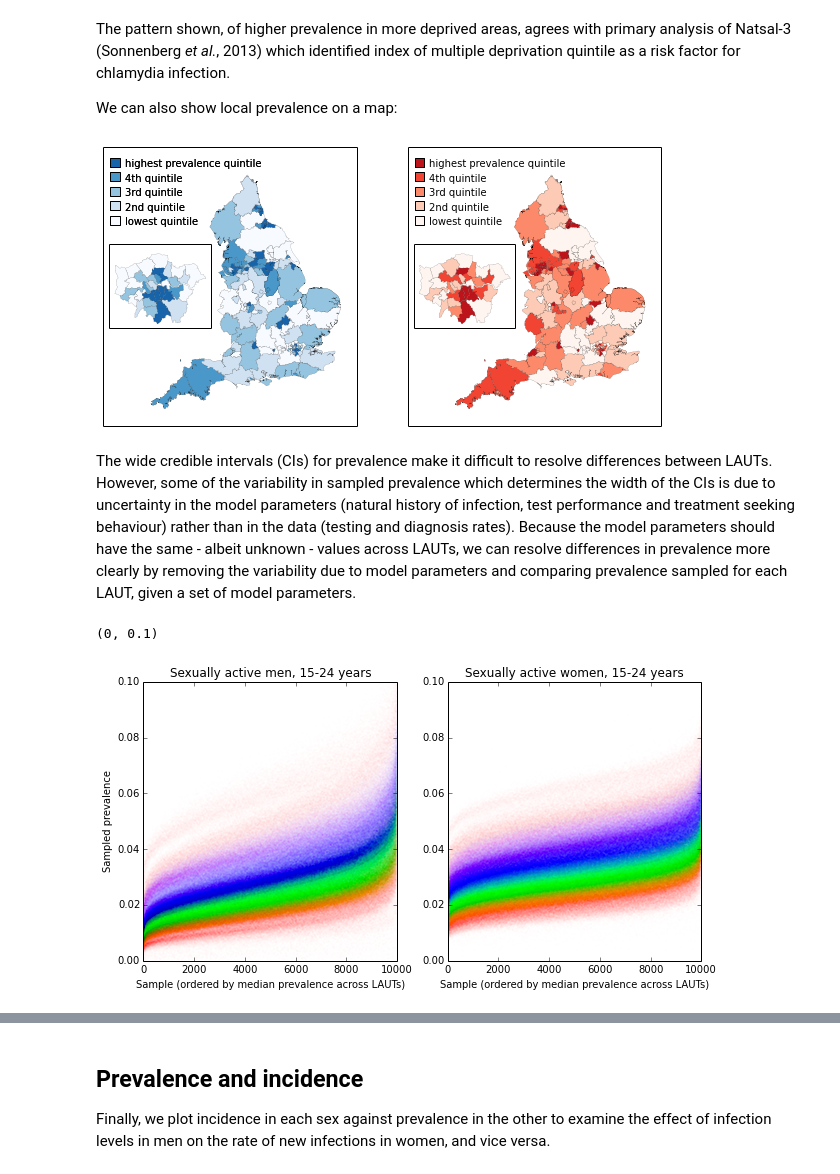
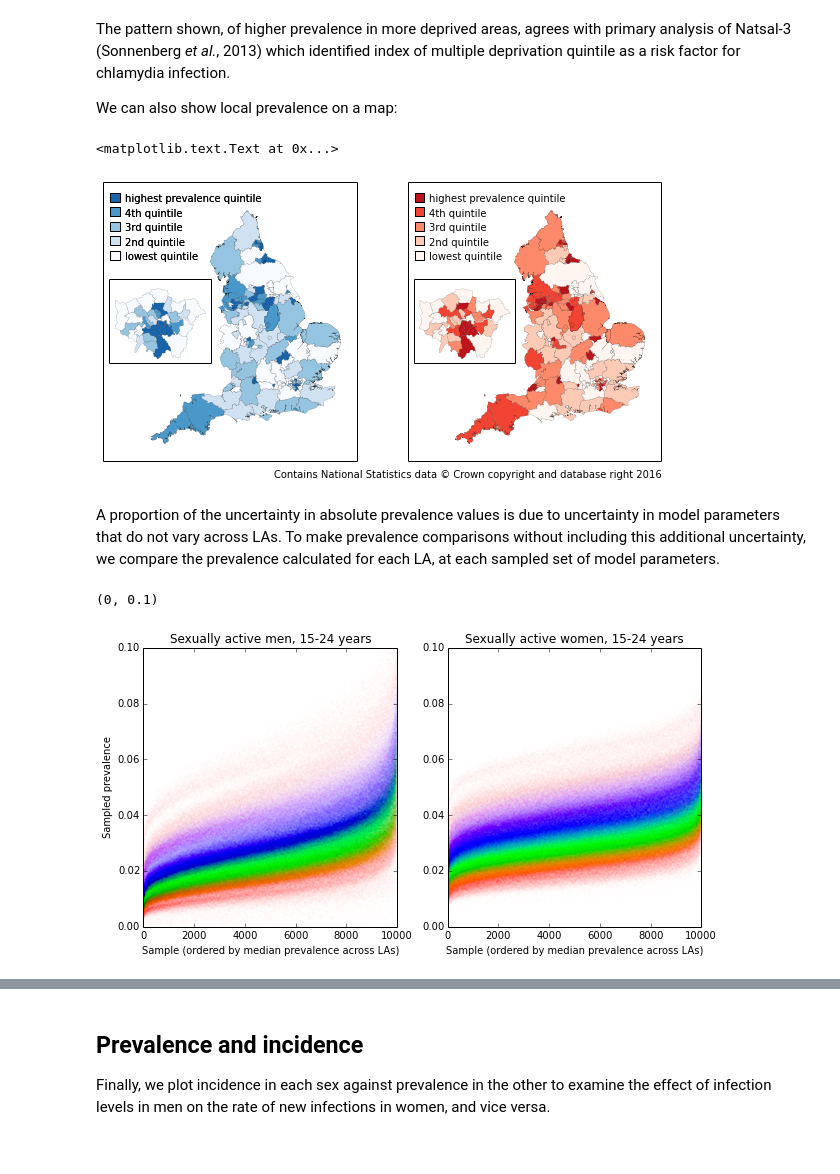
Before and after one commit to joanna-lewis/ct_surveillance, a Jupyter notebook: local_authorities.ipynb, the cells around one changed output, grey strips where cells are left out. Saved outputs shown, nothing was run; the diff lists cells and outputs as text; code cells hidden in the pictures.

Commit message:
Sorted out Peter comments on local_authorities.ipynb.

```diff
--- a/local_authorities.ipynb
+++ b/local_authorities.ipynb
@@ -270,16 +272,16 @@ pop_active_m = empty([n_sample,len(alldata.index)])
 pop_active_f = empty([n_sample,len(alldata.index)])
 
 for i in xrange(len(alldata.index)):
-    pop_active_m[:,i] = random.binomial(alldata['population.male.15-19'][i] + alldata['population.male.20-24'][i],
+    pop_active_m[:,i] = rs.binomial(alldata['population.male.15-19'][i] + alldata['population.male.20-24'][i],
                         p_active_m_16_24, size=n_sample)
-    pop_active_f[:,i] = random.binomial(alldata['population.female.15-19'][i] + alldata['population.female.20-24'][i],
+    pop_active_f[:,i] = rs.binomial(alldata['population.female.15-19'][i] + alldata['population.female.20-24'][i],
                         p_active_f_16_24, size=n_sample)
 
 # testing and diagnosis rates sampled as in england.ipynb
-test_rate_m_15_24 = random.gamma(566908, 1, size=n_sample)/pop_active_m_15_24
-diag_rate_m_15_24 = random.gamma(48387, 1, size=n_sample)/pop_active_m_15_24
-test_rate_f_15_24 = random.gamma(1205896, 1, size=n_sample)/pop_active_f_15_24
-diag_rate_f_15_24 = random.gamma(88101, 1, size=n_sample)/pop_active_f_15_24
+test_rate_m_15_24 = rs.gamma(566908, 1, size=n_sample)/pop_active_m_15_24
+diag_rate_m_15_24 = rs.gamma(48387, 1, size=n_sample)/pop_active_m_15_24
+test_rate_f_15_24 = rs.gamma(1205896, 1, size=n_sample)/pop_active_f_15_24
+diag_rate_f_15_24 = rs.gamma(88101, 1, size=n_sample)/pop_active_f_15_24
 
 inc_m = empty(n_sample); scr_m = empty(n_sample); prev_m = empty(n_sample);
 inc_f = empty(n_sample); scr_f = empty(n_sample); prev_f = empty(n_sample);
@@ -308,14 +310,14 @@ for j in xrange(n_sample):
     # local prevalence, calculated from local screening and incidence
     prev_f[j] = dyn_fun(inc_f[j]*p_asymp_f[j], sc_f[j] + scr_f[j]*p_true_pos_f[j], inc_f[j]*(1-p_asymp_f[j]), sc_f[j] + scr_f[j]*p_true_pos_f[j] + att_symp[j]*p_true_pos_f[j])
 
-hm_lauts=plt.hist(
-    sum(prev_m_laut*pop_active_m, axis=1)/sum(pop_active_m, axis=1),
+hm_las=plt.hist(
+    sum(prev_m_la*pop_active_m, axis=1)/sum(pop_active_m, axis=1),
     20, histtype='step', normed='true',
     label = 'men; by LA')
 hm_total=plt.hist(prev_m, 20, linestyle='dashed', histtype='step', normed='true', color='b',
     label = 'men; national')
-hf_lauts=plt.hist(
-    sum(prev_f_laut*pop_active_f, axis=1)/sum(pop_active_f, axis=1),
+hf_las=plt.hist(
+    sum(prev_f_la*pop_active_f, axis=1)/sum(pop_active_f, axis=1),
     20, histtype='step', color='r', normed='true',
     label = 'women; by LA')
 hf_total=plt.hist(prev_f, 20, linestyle='dashed', histtype='step', normed='true', color='r',
@@ -475,7 +480,7 @@ from matplotlib.patches import Polygon
 from matplotlib.collections import PatchCollection
 from mpl_toolkits.axes_grid1.inset_locator import inset_axes
 
-sf = shapefile.Reader("/Users/Joanna/Documents/data/maps/County_and_unitary_authorities_E+W_2013_Boundaries_Generalised_Clipped/CTYUA_DEC_2013_EW_BGC")
+sf = shapefile.Reader("County_and_unitary_authorities_E+W_2013_Boundaries_Generalised_Clipped/CTYUA_DEC_2013_EW_BGC")
 recs    = sf.records()
 shapes  = sf.shapes()
 
@@ -510,16 +515,16 @@ def tickpar(ax):
 
 cNorm  = plt.Normalize(vmin=0, vmax=n_quantile)
 scalarMap = plt.cm.ScalarMappable(norm=cNorm, cmap=blues)
-colors = argsort(percentile(prev_m_laut,50,0))
+colors = argsort(percentile(prev_m_la,50,0))
 ranks = argsort(colors)
 #patches = []
 
 for nshp in alldata.index:
 
 
-    # code for this LAUT
-    thiscode = alldata.laut_code[nshp]
-    # index to find the right shape file for this laut:
+    # code for this LA
+    thiscode = alldata.la_code[nshp]
+    # index to find the right shape file for this la:
     shpin = where( map(lambda x: thiscode == x, [recs[i][0] for i in range(len(recs))]) )
     shpin = int(shpin[0])
 
@@ -569,15 +574,15 @@ p = PatchCollection(ptchs_l, cmap=blues)
 
 cNorm  = plt.Normalize(vmin=0, vmax=n_quantile)
 scalarMap = plt.cm.ScalarMappable(norm=cNorm, cmap=reds)
-colors = argsort(percentile(prev_f_laut,50,0))
+colors = argsort(percentile(prev_f_la,50,0))
 ranks = argsort(colors)
 #patches = []
 
 for nshp in alldata.index:
 
-    # code for this LAUT
-    thiscode = alldata.laut_code[nshp]
-    # index to find the right shape file for this laut:
+    # code for this LA
+    thiscode = alldata.la_code[nshp]
+    # index to find the right shape file for this la:
     shpin = where( map(lambda x: thiscode == x, [recs[i][0] for i in range(len(recs))]) )
     shpin = int(shpin[0])
 
@@ -587,36 +592,40 @@ for nshp in alldata.index:
     prt     = shapes[shpin].parts
     par     = list(prt) + [pts.shape[0]]
 
     colorVal = scalarMap.to_rgba(n_quantile*ranks[nshp]/151)
 
     for pij in xrange(len(prt)):
         ptchs.append(Polygon(pts[par[pij]:par[pij+1]]))
 
         p = PatchCollection(ptchs, facecolor=colorVal, edgecolor='k', linewidth=0.1)
         p.set_clim([0,151])
         ax2.add_collection(p)
 
         if alldata.gor[nshp] == 'london':
             p = PatchCollection(ptchs, facecolor=colorVal, edgecolor='k', linewidth=0.1)
             ains2.add_collection(p)
 
 for i in xrange(5):
     ax2.add_patch(patches.Rectangle((0.2*10**5, key_ys[i]), 0.25*10**5, 0.25*10**5, fc=reds(0.2*i)))
     ax2.text(0.6*10**5, key_ys[i], key_labels[i])
 
 ax2.set_xlim(0, 0.7*10**6)
 ax2.set_ylim(0, 0.7*10**6)
 ax2.set_aspect('equal', 'datalim')
 ains2.set_xlim(0.5*10**6, 0.565*10**6)
 ains2.set_ylim(1.55*10**5, 2.05*10**5)
 ains2.set_aspect('equal', 'datalim')
 tickpar(ax2)
 tickpar(ains2)
 p = PatchCollection(ptchs, cmap=reds)
+
+# Crown Copyright statement required by ONS.
+fig.text(0.9,0.1,u'Contains National Statistics data \N{COPYRIGHT SIGN} Crown copyright and database right 2016', ha='right', va='top')
 # %% [output]
+<matplotlib.text.Text at 0x...>
-[figure, old version]
+[figure, new version]
-# %% [markdown]
-The wide credible intervals (CIs) for prevalence make it difficult to resolve differences between LAUTs. However, some of the variability in sampled prevalence which determines the width of the CIs is due to uncertainty in the model parameters (natural history of infection, test performance and treatment seeking behaviour) rather than in the data (testing and diagnosis rates). Because the model parameters should have the same - albeit unknown - values across LAUTs, we can resolve differences in prevalence more clearly by removing the variability due to model parameters and comparing prevalence sampled for each LAUT, given a set of model parameters.
+# %% [markdown]
+A proportion of the uncertainty in absolute prevalence values is due to uncertainty in model parameters that do not vary across LAs. To make prevalence comparisons without including this additional uncertainty, we compare the prevalence calculated for each LA, at each sampled set of model parameters.
 # %%
 import matplotlib.colors as colors
 import matplotlib.cm as cmx
@@ -626,23 +635,23 @@ ax1 = fig.add_subplot(121)
 ax2 = fig.add_subplot(122)
 
 # sort samples
-prev_m_laut = prev_m_laut[argsort(percentile(prev_m_laut,50,1)),:]
-prev_f_laut = prev_f_laut[argsort(percentile(prev_f_laut,50,1)),:]
+prev_m_la = prev_m_la[argsort(percentile(prev_m_la,50,1)),:]
+prev_f_la = prev_f_la[argsort(percentile(prev_f_la,50,1)),:]
 
 rb = plt.get_cmap('gist_rainbow')  # this returns a colormap
 ax1.set_color_cycle(rb(array(range(151))/151.))
-p1=ax1.plot(range(n_sample),prev_m_laut[:,argsort(percentile(prev_m_laut,50,0))], '.', markersize=0.01,alpha=0.5)
+p1=ax1.plot(range(n_sample),prev_m_la[:,argsort(percentile(prev_m_la,50,0))], '.', markersize=0.01,alpha=0.5)
 ax2.set_color_cycle(rb(array(range(151))/151.))
-p2=ax2.plot(range(n_sample),prev_f_laut[:,argsort(percentile(prev_f_laut,50,0))], '.', markersize=0.01,alpha=0.5)
+p2=ax2.plot(range(n_sample),prev_f_la[:,argsort(percentile(prev_f_la,50,0))], '.', markersize=0.01,alpha=0.5)
 
-ax1.set_xlabel('Sample (ordered by median prevalence across LAUTs)')
+ax1.set_xlabel('Sample (ordered by median prevalence across LAs)')
 ax1.set_ylabel('Sampled prevalence')
 ax1.set_title('Sexually active men, 15-24 years')
 ax1.set_ylim([0,0.1])
-ax2.set_xlabel('Sample (ordered by median prevalence across LAUTs)')
+ax2.set_xlabel('Sample (ordered by median prevalence across LAs)')
 ax2.set_title('Sexually active women, 15-24 years')
 ax2.set_ylim([0,0.1])
 # %% [output]
 (0, 0.1)
-[figure, old version]
+[figure, new version]
 # %% [markdown]
```
Also changed, not shown: parts of 26 cells of this notebook, 14 other files.
